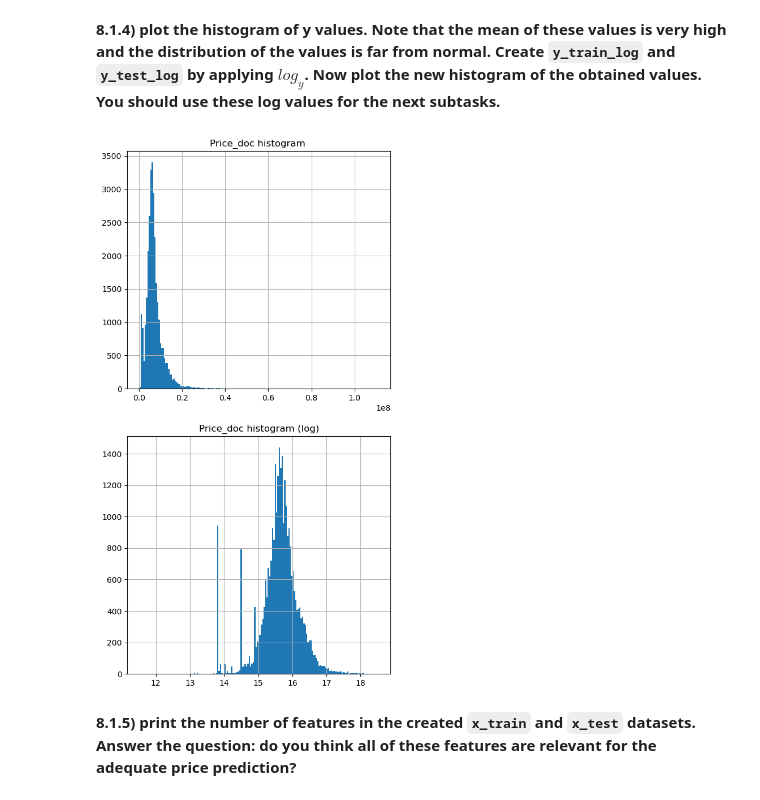
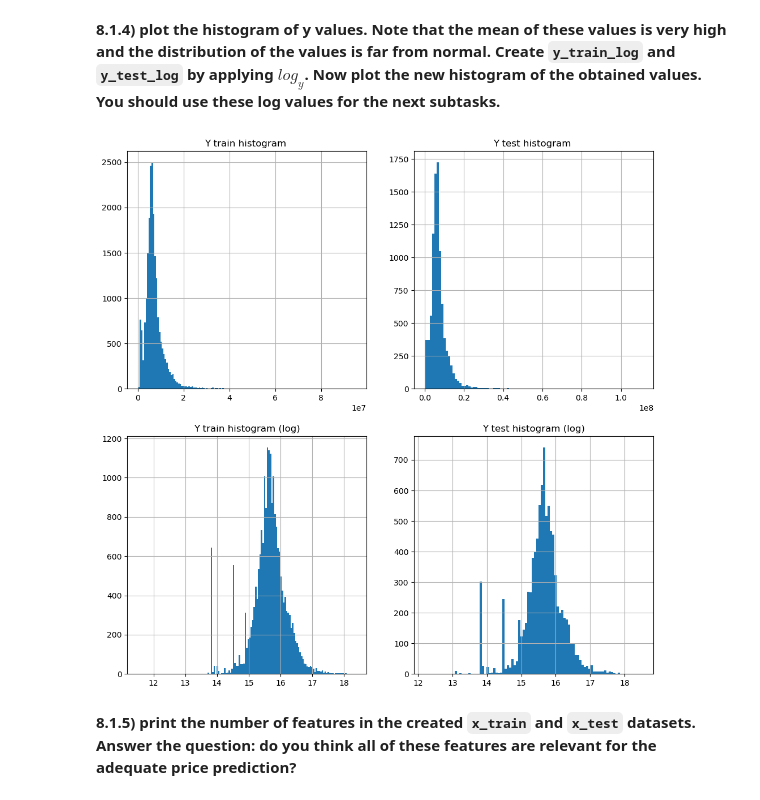
Before and after one commit to LoneWayfarer/ML_course, a Jupyter notebook: HW_1/HW_1.ipynb, the cells around one changed output. Drawn from its saved outputs; the diff is of its cells as text; code cells hidden in the pictures.

````diff
--- a/HW_1/HW_1.ipynb
+++ b/HW_1/HW_1.ipynb
@@ -796,25 +799,36 @@ X_train,X_test,y_train,y_test = train_test_split(X,y,test_size=0.3,random_state=
 **8.1.4) plot the histogram of y values. Note that the mean of these values is very high and the distribution of the values is far from normal. Create ```y_train_log``` and ```y_test_log``` by applying $log_{y}$. Now plot the new histogram of the obtained values. You should use these log values for the next subtasks.**
 # %%
 ### BEGIN Solution (do not delete this comment)
-fig = plt.figure(figsize=(6,12))
+fig = plt.figure(figsize=(12,12))
 
-plt.subplot(211)
-plt.hist(y,bins='sqrt')
-plt.title('Price_doc histogram ')
-plt.grid()
-
-y_log = np.log(y)
 y_train_log = np.log(y_train)
 y_test_log = np.log(y_test)
 
-plt.subplot(212)
-plt.hist(y_log,bins='sqrt')
-plt.title('Price_doc histogram (log)')
+plt.subplot(221)
+plt.hist(y_train,bins='sqrt')
+plt.title('Y train histogram ')
+plt.grid()
+
+plt.subplot(222)
+plt.hist(y_test,bins='sqrt')
+plt.title('Y test histogram ')
+plt.grid()
+
+plt.subplot(223)
+plt.hist(y_train_log,bins='sqrt')
+plt.title('Y train histogram (log)')
+plt.grid()
+
+
+
+plt.subplot(224)
+plt.hist(y_test_log,bins='sqrt')
+plt.title('Y test histogram (log)')
 plt.grid()
 
 ### END Solution (do not delete this comment)
 # %% [output]
-[figure, old version]
+[figure, new version]
 # %% [markdown]
 **8.1.5) print the number of features in the created ```x_train``` and ```x_test``` datasets. Answer the question: do you think all of these features are relevant for the adequate price prediction?**
 # %%
````
Also changed, not shown: parts of 22 cells of this notebook, 1 other file.
